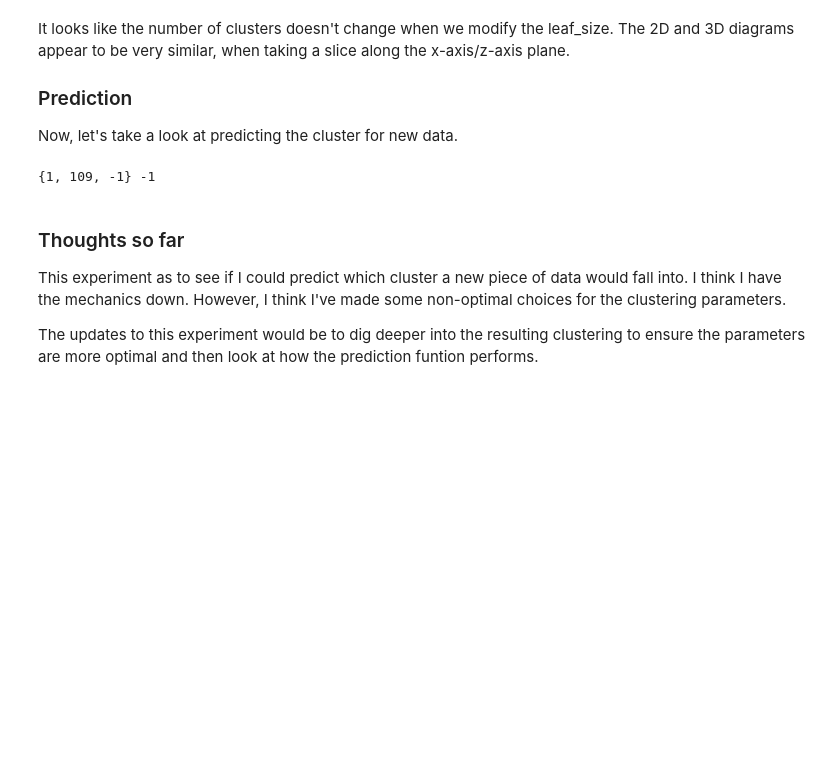
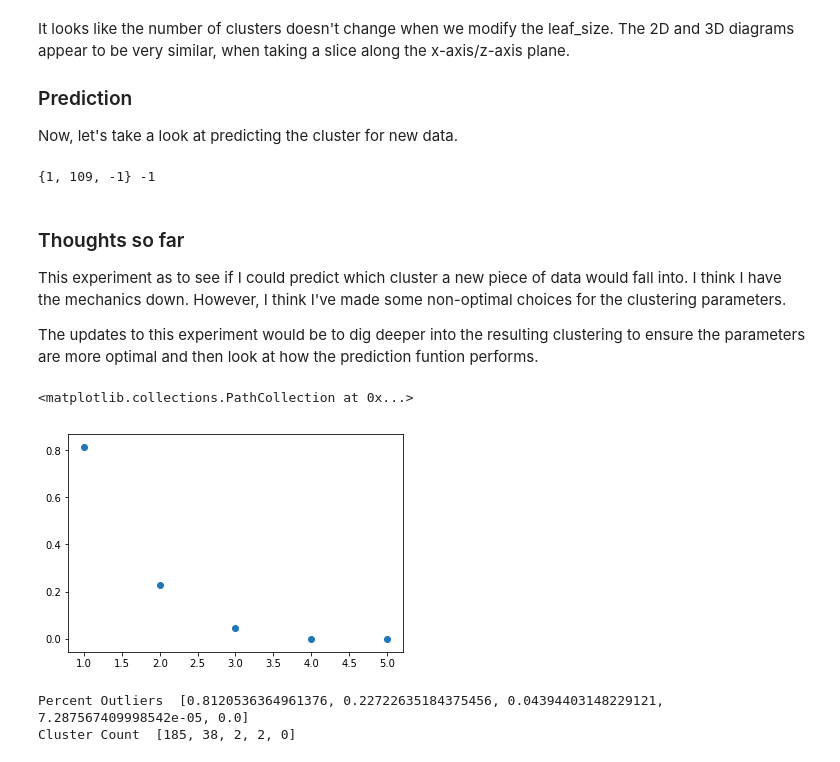
Before and after one commit to robertwatkins/playground-robert, a Jupyter notebook: Python/Jupyter/apache/ApacheNGram-Experiment2.ipynb, the cells around one changed output. Drawn from its saved outputs; the diff is of its cells as text; code cells hidden in the pictures; blank space fills up the shorter version.

```diff
--- a/Python/Jupyter/apache/ApacheNGram-Experiment2.ipynb
+++ b/Python/Jupyter/apache/ApacheNGram-Experiment2.ipynb
@@ -326,3 +329,27 @@ print(predict(new_ngram, clustering, my_eps, get_levenshtein_distance, sample_n_
 This experiment as to see if I could predict which cluster a new piece of data would fall into. I think I have the mechanics down. However, I think I've made some non-optimal choices for the clustering parameters.
 
 The updates to this experiment would be to dig deeper into the resulting clustering to ensure the parameters are more optimal and then look at how the prediction funtion performs.
+# %%
+my_eps = 4
+my_leaf_size = 30
+results = []
+X = []
+percent_outliers_Y = []
+for my_eps in range(1,6):
+    clusters = DBSCAN(algorithm='auto', eps=my_eps, leaf_size=my_leaf_size, metric='precomputed').fit_predict(distance_matrix)
+    #print(clusters.max())
+    #sns.distplot(clusters, rug=True)
+    percent_outliers = np.count_nonzero(clusters == -1)/len(clusters)
+    X.append(my_eps)
+    percent_outliers_Y.append(percent_outliers)
+    results.append([my_eps,percent_outliers])
+plt.scatter(X,percent_outliers_Y)
+# %% [output]
+<matplotlib.collections.PathCollection at 0x...>
+[figure, added]
+# %%
+print("Percent Outliers ", percent_outliers_Y)
+print("Cluster Count ", cluster_count_Y)
+# %% [output]
+Percent Outliers  [0.8120536364961376, 0.22722635184375456, 0.04394403148229121, 7.287567409998542e-05, 0.0]
+Cluster Count  [185, 38, 2, 2, 0]
```
Also changed, not shown: parts of 3 cells of this notebook.
